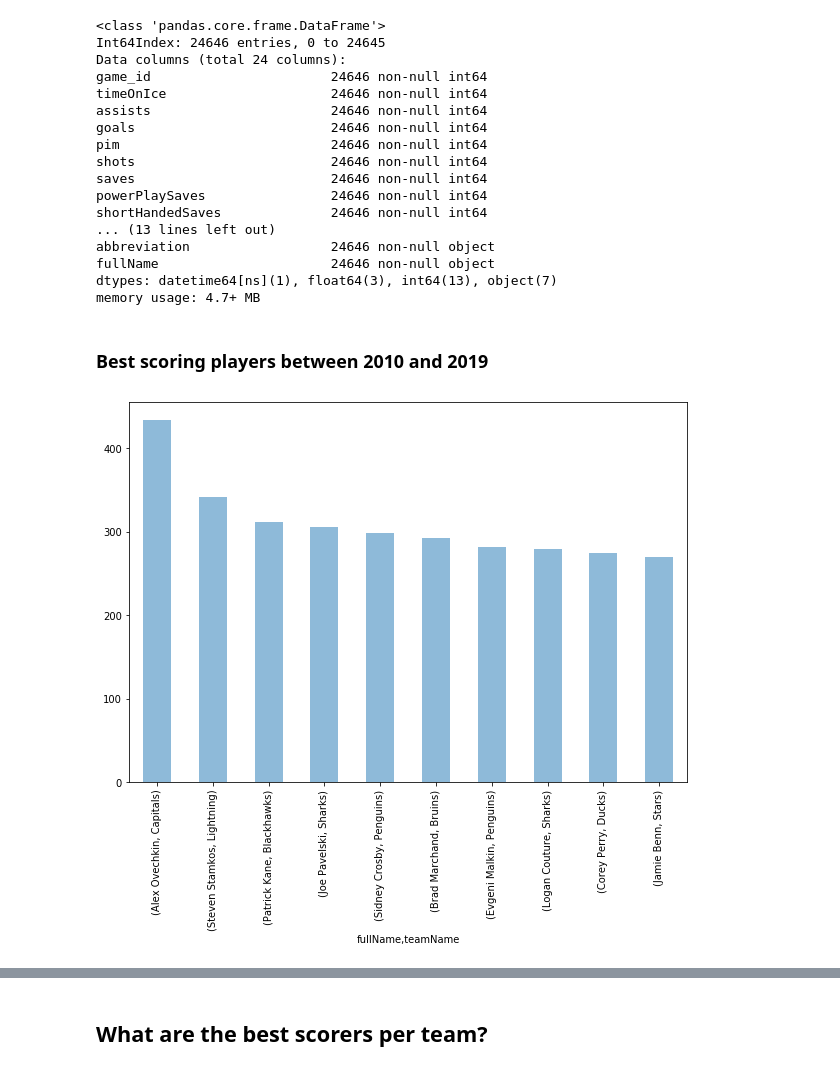
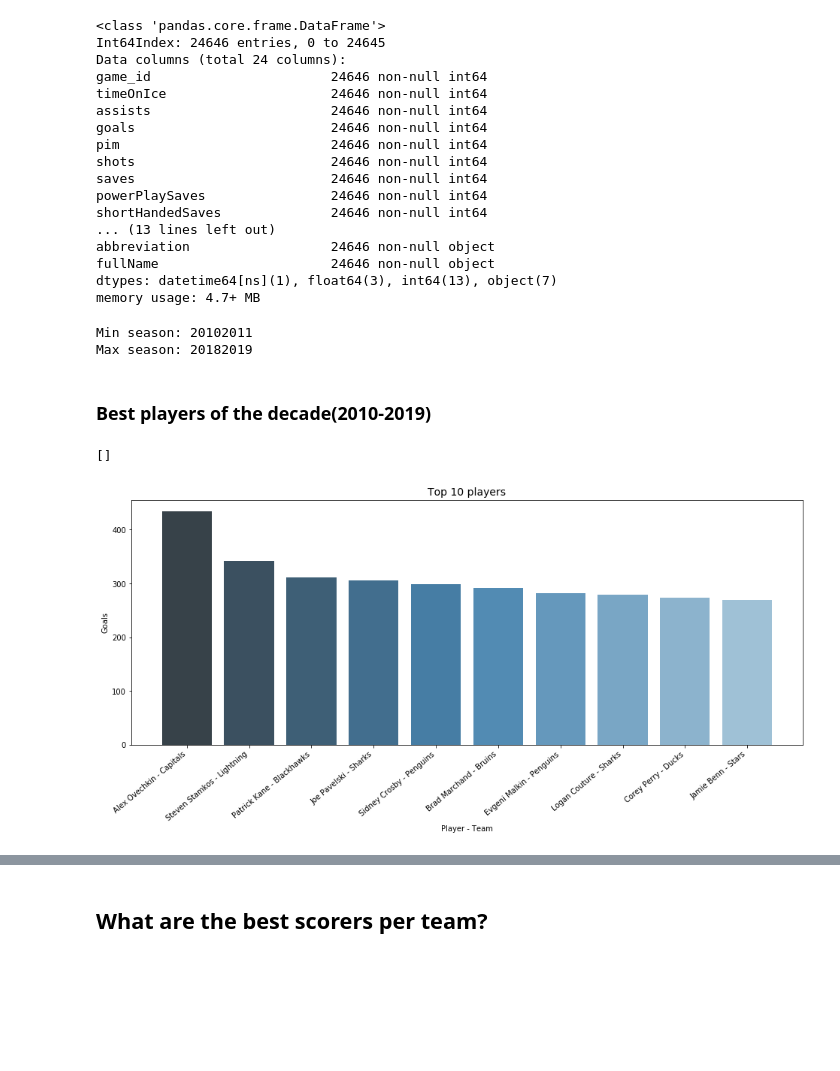
Before and after one commit to pwolter/HockeyStats, a Jupyter notebook: Hockey_fun.ipynb, the cells around one changed output, grey strips where cells are left out. Drawn from its saved outputs; the diff is of its cells as text; code cells hidden in the pictures; blank space fills up the shorter version.

Commit message:
Fixed stats per team and player for max scorers

```diff
--- a/Hockey_fun.ipynb
+++ b/Hockey_fun.ipynb
@@ -422,10 +422,25 @@ abbreviation                  24646 non-null object
 fullName                      24646 non-null object
 dtypes: datetime64[ns](1), float64(3), int64(13), object(7)
 memory usage: 4.7+ MB
+# %%
+print("Min season: {}\nMax season: {}".format(str(game['season'].min()), str(game['season'].max())))
+# %% [output]
+Min season: 20102011
+Max season: 20182019
 # %% [markdown]
-### Best scoring players between 2010 and 2019
+### Best players of the decade(2010-2019)
 # %%
-skater['goals'].groupby([skater['fullName'], skater['teamName']]).sum() \
-.sort_values(ascending=False).head(10).plot.bar(alpha=0.5, figsize=(10,7));
+top_10_skaters = skater['goals'].groupby([skater['fullName'], skater['teamName']]).sum() \
+                                .sort_values(ascending=False).head(10)
-# %% [output]
-[figure, removed]
+# %%
+skaters_index = top_10_skaters.index.to_series().apply(lambda x: '{0} - {1}'.format(*x)).values
+# %%
+plt.figure(figsize=(16,6))
+ax = sns.barplot(x=skaters_index, y=top_10_skaters.values, palette='Blues_d')
+ax.set_xticklabels(ax.get_xticklabels(), rotation=40, ha="right")
+ax.set(ylabel='Goals', xlabel="Player - Team")
+plt.title("Top 10 players", fontsize=14)
+ax.plot()
+# %% [output]
+[]
+[figure, added]
```
Also changed, not shown: parts of 25 cells of this notebook, 1 other file.
